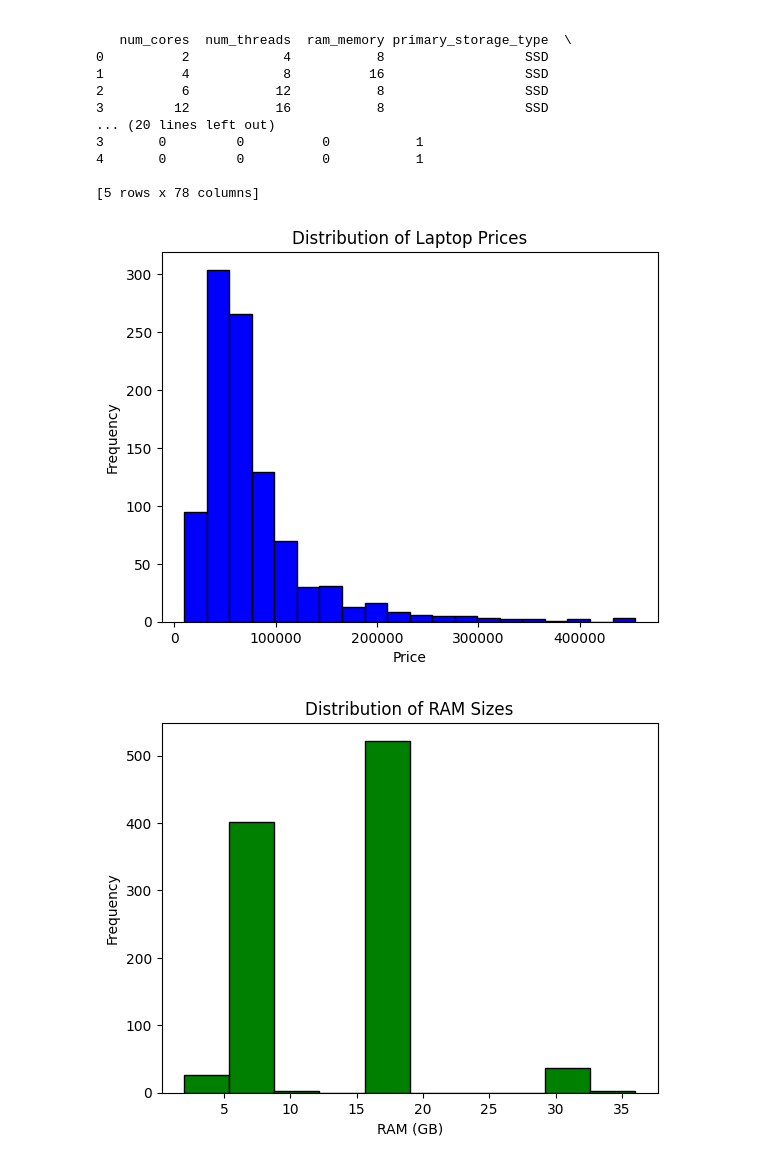
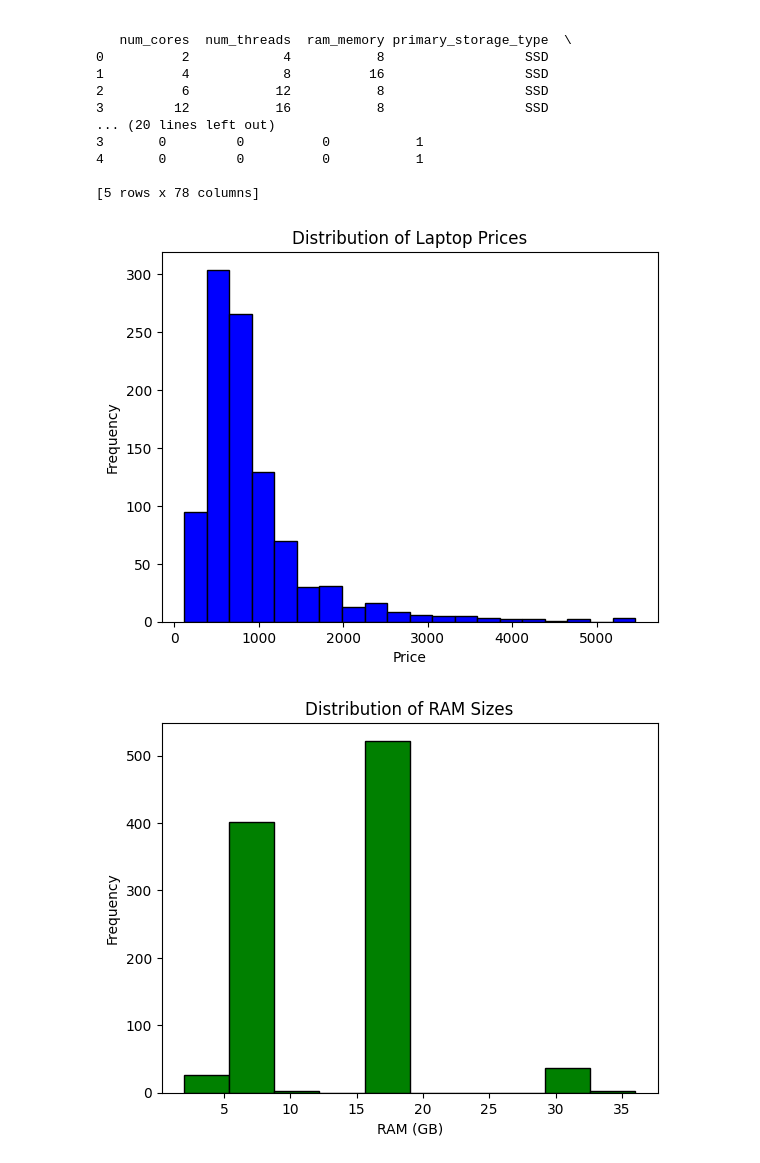
Before and after one commit to Zeltan13/CRS_with_LLM, a Jupyter notebook: dataCleaning.ipynb, the cells around one changed output. Saved outputs shown, nothing was run; the diff lists cells and outputs as text; code cells hidden in the pictures.

Commit message:
New visualizations

```diff
--- a/dataCleaning.ipynb
+++ b/dataCleaning.ipynb
@@ -135,19 +135,19 @@ print(laptops_df_encoded.head())
 # %%
 import matplotlib.pyplot as plt
 
 # Distribution of laptop prices
-plt.hist(laptops_df['Price'], bins=20, color='blue', edgecolor='black')
+plt.hist(laptops_df['Price_USD'], bins=20, color='blue', edgecolor='black')
 plt.title('Distribution of Laptop Prices')
 plt.xlabel('Price')
 plt.ylabel('Frequency')
 plt.show()
 
 # Distribution of RAM sizes
 plt.hist(laptops_df['ram_memory'], bins=10, color='green', edgecolor='black')
 plt.title('Distribution of RAM Sizes')
 plt.xlabel('RAM (GB)')
 plt.ylabel('Frequency')
 plt.show()
 # %% [output]
-[figure, old version]
+[figure, new version]
 [figure]
```
